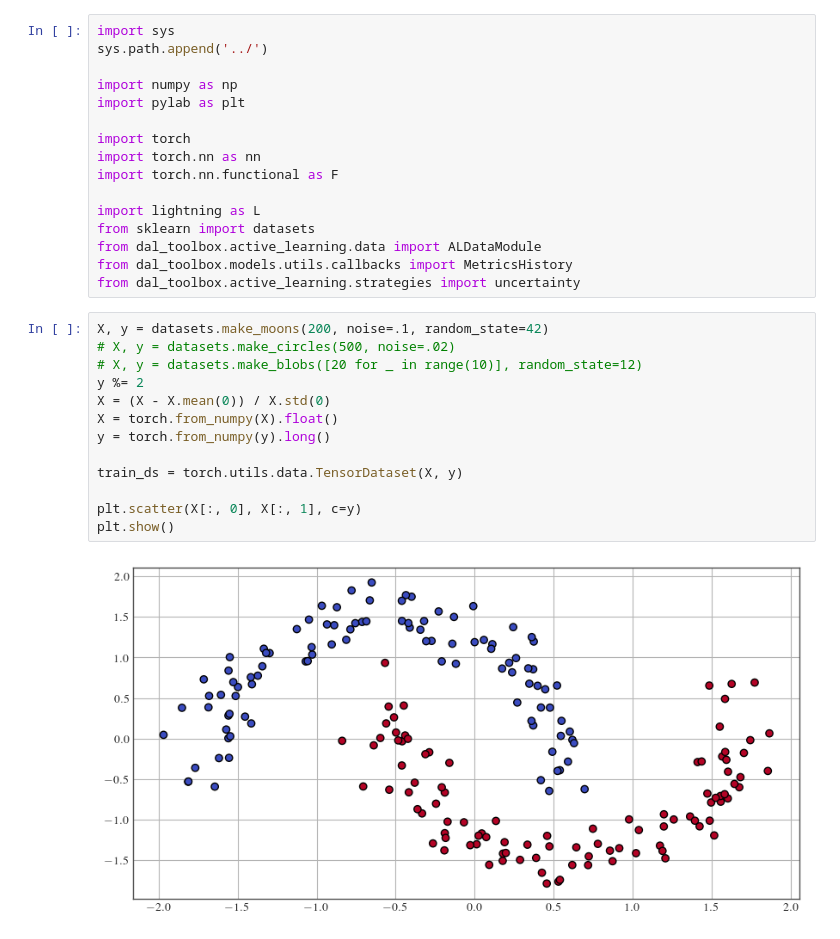
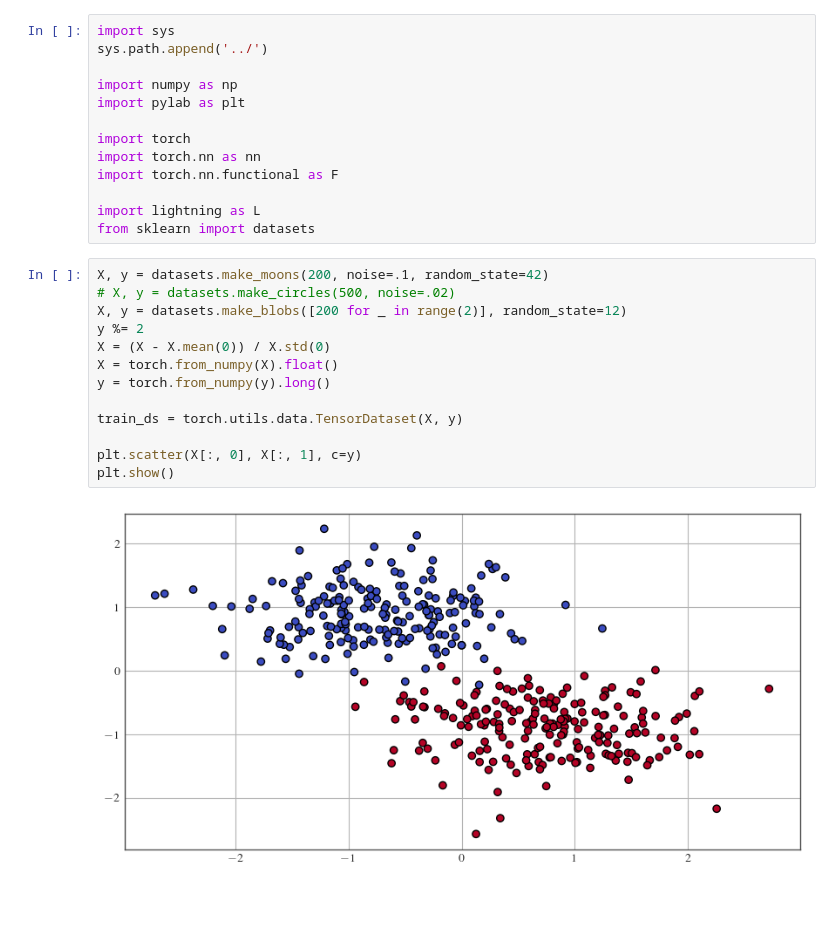
Before and after one commit to dhuseljic/dal-toolbox, a Jupyter notebook: notebooks/active_learning/active_learning.ipynb, the cells around one changed output. Cells and saved outputs as stored; diff of their text form; blank space fills up the shorter version.

Commit message:
updated stuff for active learning

```diff
--- a/notebooks/active_learning/active_learning.ipynb
+++ b/notebooks/active_learning/active_learning.ipynb
@@ -11,21 +11,18 @@ import torch.nn.functional as F
 
 import lightning as L
 from sklearn import datasets
-from dal_toolbox.active_learning.data import ALDataModule
-from dal_toolbox.models.utils.callbacks import MetricsHistory
-from dal_toolbox.active_learning.strategies import uncertainty
 # %%
 X, y = datasets.make_moons(200, noise=.1, random_state=42)
 # X, y = datasets.make_circles(500, noise=.02)
-# X, y = datasets.make_blobs([20 for _ in range(10)], random_state=12)
+X, y = datasets.make_blobs([200 for _ in range(2)], random_state=12)
 y %= 2
 X = (X - X.mean(0)) / X.std(0)
 X = torch.from_numpy(X).float()
 y = torch.from_numpy(y).long()
 
 train_ds = torch.utils.data.TensorDataset(X, y)
 
 plt.scatter(X[:, 0], X[:, 1], c=y)
 plt.show()
 # %% [output]
-[figure, old version]
+[figure, new version]
```
Also changed, not shown: parts of 12 cells of this notebook, 8 other files.
